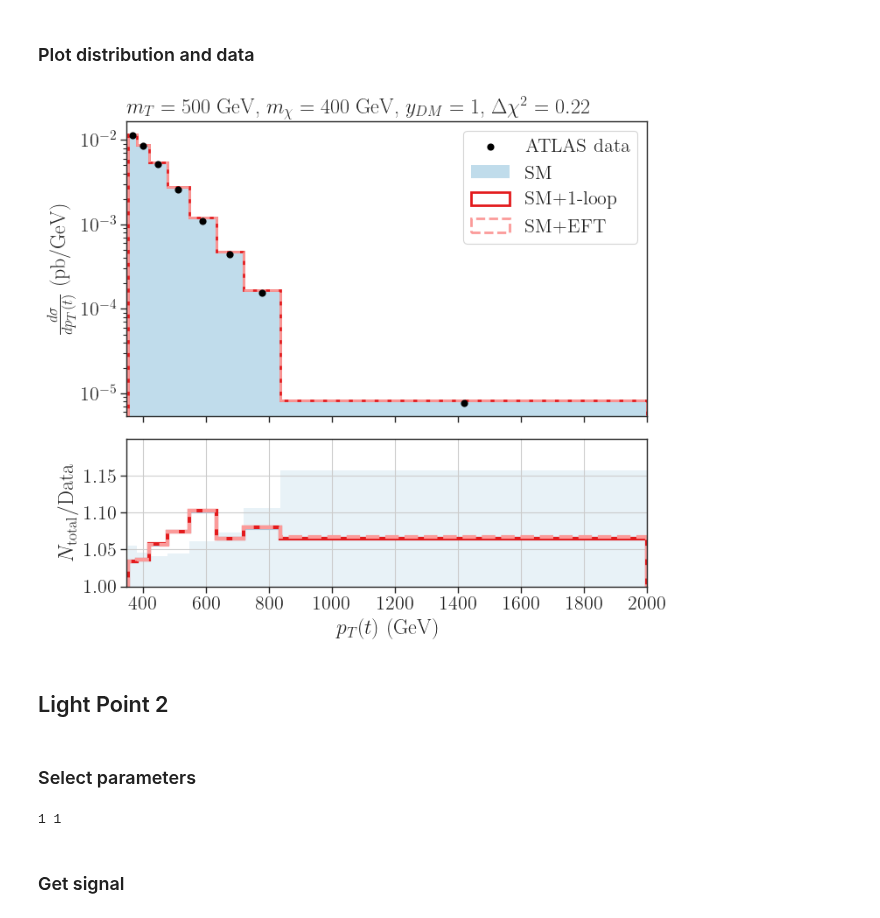
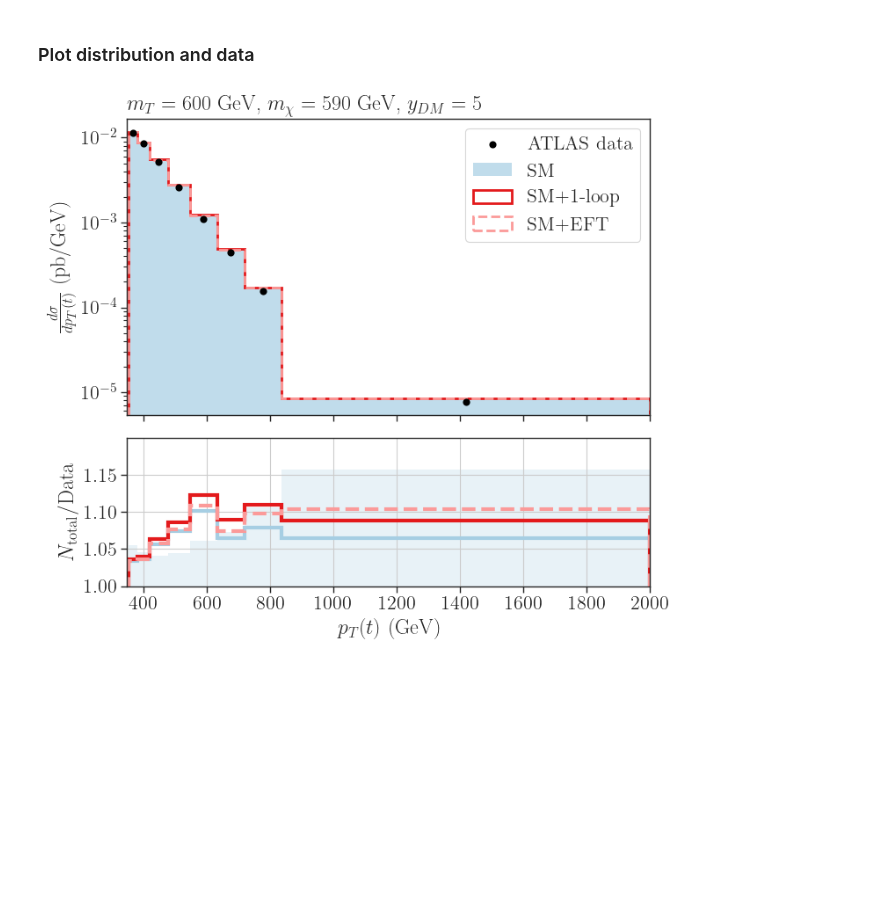
Before and after one commit to andlessa/SMStoEFT, a Jupyter notebook: plotting/distributions/check-dists-ATLAS.ipynb, the cells around one changed output. Drawn from its saved outputs; the diff is of its cells as text; code cells hidden in the pictures; blank space fills up the shorter version.

```diff
--- a/plotting/distributions/check-dists-ATLAS.ipynb
+++ b/plotting/distributions/check-dists-ATLAS.ipynb
@@ -34,7 +34,7 @@ colors = sns.color_palette('Paired')
 # %% [markdown]
 ### Load Recast Data
 # %%
-recastDataAll = pd.read_pickle('../../Recast/ATLAS-TOPQ-2019-23_tpT/pp2tt_formFactors_scan_chi2.pcl')
+recastDataAll = pd.read_pickle('../../Recast/ATLAS-TOPQ-2019-23_tpT/pp2tt_formFactors_scan.pcl')
 recastDataEFTAll = pd.read_pickle('../../Recast/ATLAS-TOPQ-2019-23_tpT/pp2tt_eft_scan.pcl')
 # %% [markdown]
 ### Get ATLAS data
@@ -57,8 +77,8 @@ smNLO = smNLO/bin_widths
 # %% [markdown]
 ### Select parameters
 # %%
-mST = 500.0
-mChi = 400.0
+mST = 600.0
+mChi = 590.0
 yDM = 1.0
 
 recastData = recastDataAll[(recastDataAll['mST'] == mST) & (recastDataAll['mChi'] == mChi) & (recastDataAll['yDM'] == yDM)]
@@ -93,8 +113,7 @@ signalEFTNLO = signalEFT*kfac/bin_widths
 # %% [markdown]
 ### Plot distribution and data
 # %%
-yDM = recastData.iloc[0]['yDM']
-deltaChi2 = recastData.iloc[0]['deltaChi2']
+yDM = 5.0/recastData.iloc[0]['yDM']
 
 _, axarr = plt.subplots(2,sharex=True, gridspec_kw = {'height_ratios':[2, 1]},figsize=(7,7))
 plt.subplots_adjust(left=0.12, bottom=0.12, right=0.97, top=None, wspace=None, hspace=0.1)
@@ -102,49 +121,33 @@ plt.subplots_adjust(left=0.12, bottom=0.12, right=0.97, top=None, wspace=None, h
 axarr[0].scatter(bin_centers,xsecsObs,label='ATLAS data',linewidth=2,s=15,
 c='black',zorder=10)
 axarr[0].hist(bin_centers,weights=smNLO,label=r'SM',histtype='step',linewidth=0,bins=cms_bins,color=colors[0],fill=True,alpha=0.7)
 axarr[0].hist(bin_centers,weights=smNLO+signalNLO*yDM**2,label=r'SM+1-loop',histtype='step',linewidth=2,bins=cms_bins,color=colors[5])
 axarr[0].hist(bin_centers,weights=smNLO+signalEFTNLO*yDM**2,label=r'SM+EFT',histtype='step',linewidth=2,bins=cms_bins,linestyle='dashed',color=colors[4])
 axarr[0].set_yscale('log')
 # axarr[0].set_ylim(1e-6,2e-2)
 axarr[0].legend()
 axarr[0].set_xlim(350.,2000.)
 # axarr[0].grid()
 
 axarr[1].hist(bin_centers,weights=np.divide(smNLO,xsecsObs),histtype='step',linewidth=3,bins=cms_bins,color=colors[0])
 axarr[1].hist(bin_centers,weights=np.divide(smNLO+signalNLO*yDM**2,xsecsObs),histtype='step',linewidth=3,bins=cms_bins,color=colors[5])
 axarr[1].hist(bin_centers,weights=np.divide(smNLO+signalEFTNLO*yDM**2,xsecsObs),histtype='step',linewidth=3,bins=cms_bins,color=colors[4],linestyle='dashed')
 
 # axarr[1].bar(x=bins_left, height=np.divide(2*bgError,xsecsObs), bottom=np.divide(smNLO-bgError,xsecsObs), width=bin_widths, align='edge', linewidth=0, color=colors[0], alpha=0.25, zorder=-1, label='uncertainty band')
 
 axarr[1].bar(x=bins_left, height=np.divide(2*bgError,xsecsObs), bottom=np.divide(xsecsObs-bgError,xsecsObs), width=bin_widths, align='edge', linewidth=0, color=colors[0], alpha=0.25, zorder=-1, label='uncertainty band')
 
 
 axarr[1].set_yticks(np.arange(1.0,1.2,0.05))
 axarr[1].set_ylim(1.0,1.2)
 axarr[1].grid()
 
 axarr[1].set_xlabel(r'$p_T(t)$ (GeV)')
 axarr[0].set_ylabel(r'$\frac{d \sigma}{d p_T(t)}$ (pb/GeV)')
 axarr[1].set_ylabel(r'$N_{\rm total}/{\rm Data}$')
 
-axarr[0].set_title(r'$m_T = %1.0f$ GeV, $m_{\chi} = %1.0f$ GeV, $y_{DM} = %1.0f$, $\Delta \chi^2 = %1.2f$' %(mST,mChi,yDM,deltaChi2),loc='left')
-# plt.savefig('ATLAS_pTt_mST%i_mChi%i_yDM_%i.png' %(int(mST),int(mChi),int(yDM)))
+axarr[0].set_title(r'$m_T = %1.0f$ GeV, $m_{\chi} = %1.0f$ GeV, $y_{DM} = %1.0f$' %(mST,mChi,yDM),loc='left')
+plt.savefig('ATLAS_pTt_mST%i_mChi%i_yDM_%i.png' %(int(mST),int(mChi),int(yDM)))
 plt.show()
 # %% [output]
-[figure, old version]
+[figure, new version]
-# %% [markdown]
-## Light Point 2
-# %% [markdown]
-### Select parameters
-# %%
-mST = 700.0
-mChi = 600.0
-yDM = 1.0
-
-recastData = recastDataAll[(recastDataAll['mST'] == mST) & (recastDataAll['mChi'] == mChi) & (recastDataAll['yDM'] == yDM)]
-recastDataEFT = recastDataEFTAll[(recastDataEFTAll['mST'] == mST) & (recastDataEFTAll['mChi'] == mChi) & (recastDataEFTAll['yDM'] == yDM)]
-print(len(recastData),len(recastDataEFT))
-# %% [output]
-1 1
-# %% [markdown]
-### Get signal
```
Also changed, not shown: parts of 10 cells of this notebook, 5 other files.
